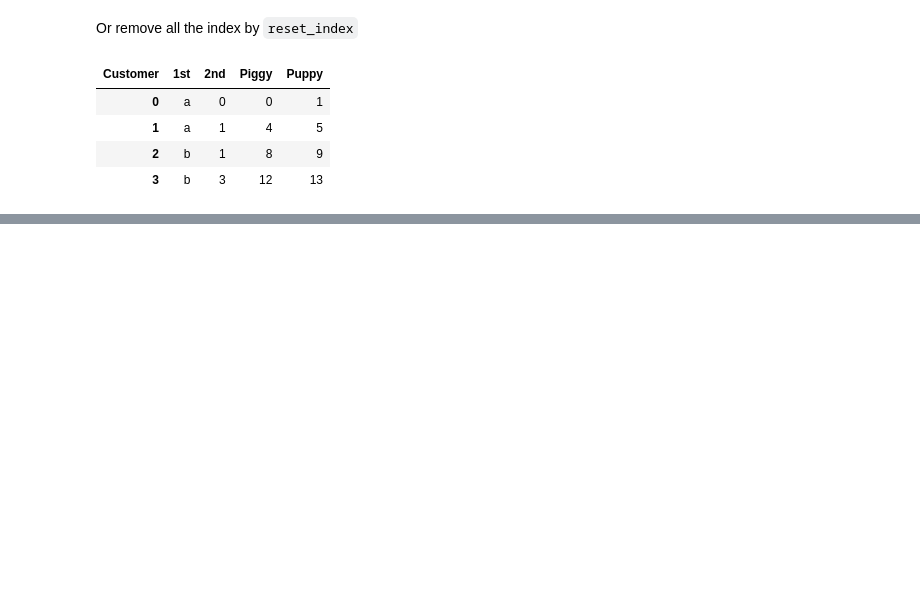
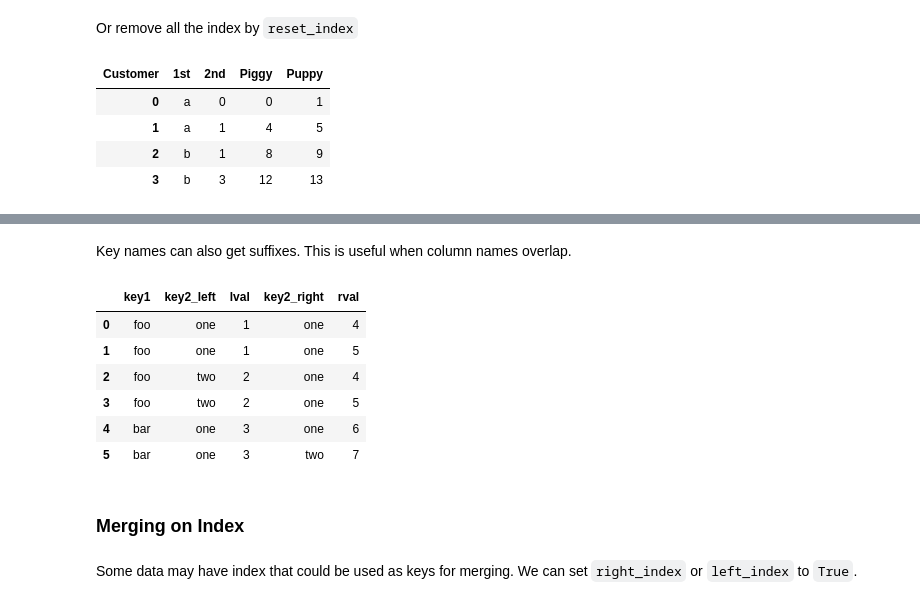
Before and after one commit to galopyz/goldfish, a Jupyter notebook: python_for_data_analysis/04_data_wrangling.ipynb, the cells around one changed output, grey strips where cells are left out. Saved outputs shown, nothing was run; the diff lists cells and outputs as text; code cells hidden in the pictures; blank space fills up the shorter version.

```diff
--- a/python_for_data_analysis/04_data_wrangling.ipynb
+++ b/python_for_data_analysis/04_data_wrangling.ipynb
@@ -219,0 +340,10 @@ df2.reset_index()
+# %%
+left = pd.DataFrame({"key1": ["foo", "foo", "bar"],
+                     "key2": ["one", "two", "one"],
+                     "lval": pd.Series([1, 2, 3], dtype='Int64')})
+
+right = pd.DataFrame({"key1": ["foo", "foo", "bar", "bar"],
+                      "key2": ["one", "one", "one", "two"],
+                      "rval": pd.Series([4, 5, 6, 7], dtype='Int64')})
+
+left
@@ -219,0 +372,16 @@ df2.reset_index()
+# %% [markdown]
+Key names can also get suffixes. This is useful when column names overlap.
+# %%
+pd.merge(left, right, on="key1", suffixes=("_left", "_right"))
+# %% [output]
+|  | key1 | key2_left | lval | key2_right | rval |
+| 0 | foo | one | 1 | one | 4 |
+| 1 | foo | one | 1 | one | 5 |
+| 2 | foo | two | 2 | one | 4 |
+| 3 | foo | two | 2 | one | 5 |
+| 4 | bar | one | 3 | one | 6 |
+| 5 | bar | one | 3 | two | 7 |
+# %% [markdown]
+### Merging on Index
+# %% [markdown]
+Some data may have index that could be used as keys for merging. We can set `right_index` or `left_index` to `True`.
```
Also changed, not shown: parts of 49 cells of this notebook.
